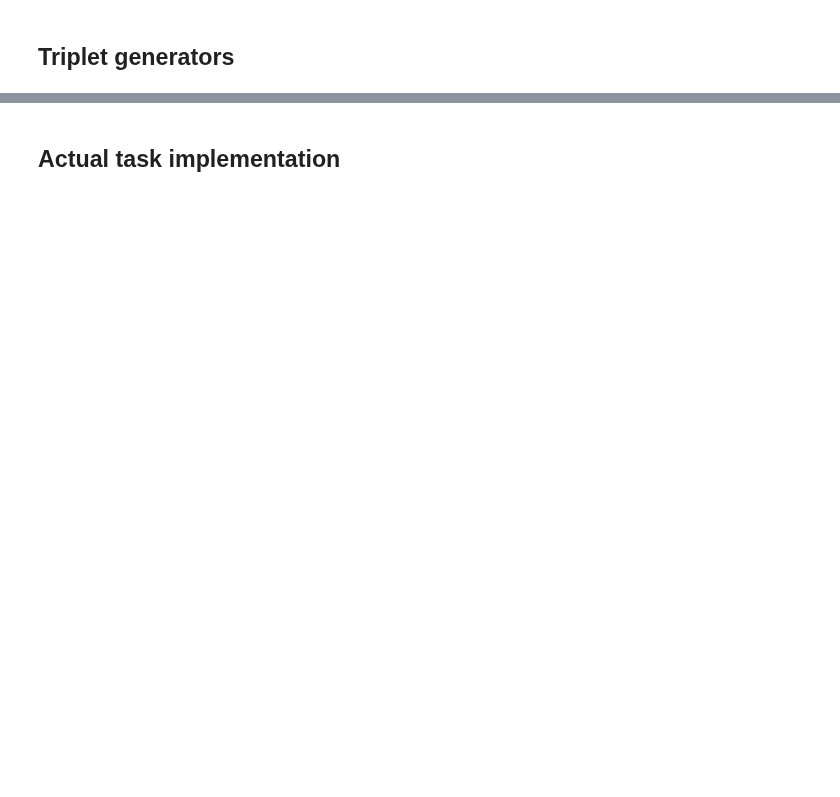
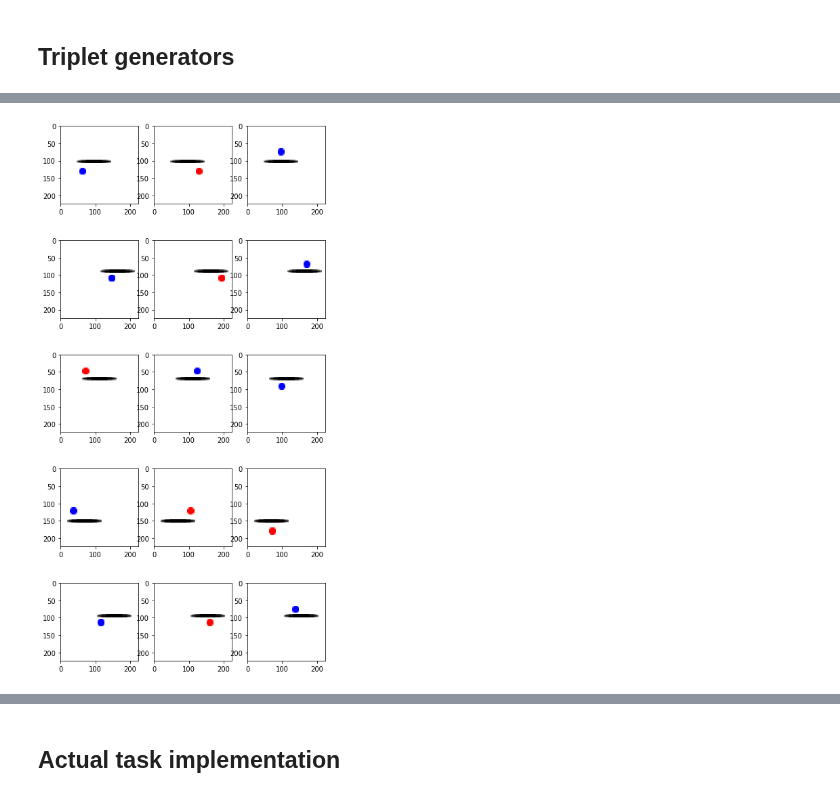
Before and after one commit to guydav/simple-relational-reasoning, a Jupyter notebook: notebooks/QuinnEmbeddingTask.ipynb, the cells around one changed output, grey strips where cells are left out. Saved outputs shown, nothing was run; the diff lists cells and outputs as text; code cells hidden in the pictures; blank space fills up the shorter version.

```diff
--- a/notebooks/QuinnEmbeddingTask.ipynb
+++ b/notebooks/QuinnEmbeddingTask.ipynb
@@ -213,17 +327,18 @@ class AboveBelowQuinnTripletGenerator:
 # %%
 N = 5
 
-above_below_equilateral_gen = AboveBelowEquilateralTripletGenerator(gen, (40, 80))
+above_below_equilateral_gen = EquilateralTripletGenerator(gen, (40, 70), n_target_colors=2)
 results = above_below_equilateral_gen(N, normalize=False)
-
-plt.figure(figsize=(13, 5 * N))
+plt.figure(figsize=(7, 3 * N))
 
 for row in range(N):
     for col in range(3):
         ax = plt.subplot(N, 3, (3 * row) + col + 1)
         ax.imshow(results[row, col].permute(1, 2, 0).numpy())
 
 plt.show()
+# %% [output]
+[figure, added]
 # %%
 N = 5
 
```
Also changed, not shown: parts of 24 cells of this notebook, 2 other files.
